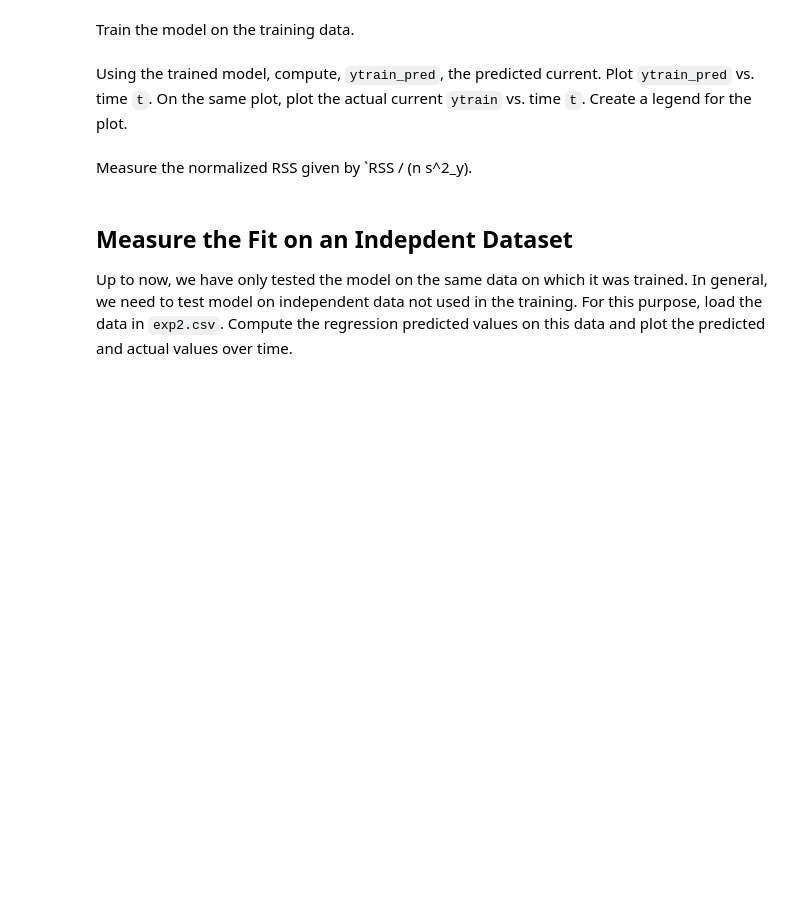
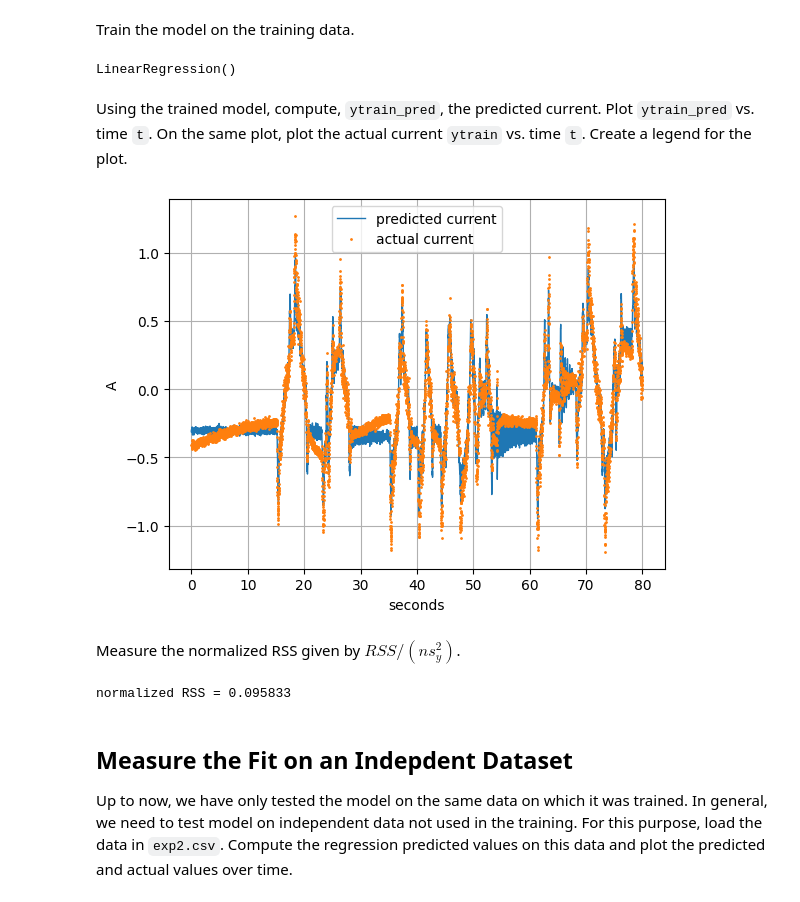
Before and after one commit to MYRONZHWENG/introml, a Jupyter notebook: unit03_mult_lin_reg/lab_robot_calib_partial.ipynb, the cells around one changed output. Drawn from its saved outputs; the diff is of its cells as text; code cells hidden in the pictures; blank space fills up the shorter version.

```diff
--- a/unit03_mult_lin_reg/lab_robot_calib_partial.ipynb
+++ b/unit03_mult_lin_reg/lab_robot_calib_partial.ipynb
@@ -72,0 +97,7 @@ Use all the samples from the experiment 1 dataset to create the training data:
+# %%
+# TODO
+# ytrain = ...
+# Xtrain = ...
+
+ytrain = np.array(df['I2'])
+Xtrain = np.array(df[['q2','dq2','eps21', 'eps22', 'eps31', 'eps32','ddq2']])
@@ -79,9 +114,13 @@ from sklearn import linear_model
 # Create linear regression object
 # TODO
 # regr = ...
+regr = linear_model.LinearRegression()
 # %% [markdown]
 Train the model on the training data.
 # %%
 # TODO
+regr.fit(Xtrain, ytrain)
+# %% [output]
+LinearRegression()
 # %% [markdown]
 Using the trained model, compute, `ytrain_pred`, the predicted current.  Plot `ytrain_pred` vs. time `t`.  On the same plot, plot the actual current `ytrain` vs. time `t`.  Create a legend for the plot.
@@ -92,2 +127,17 @@ Using the trained model, compute, `ytrain_pred`, the predicted current.  Plot `y
+# %%
+# TODO
+# ytrain_pred = ...
+# plt.plot(...)
+
+ytrain_pred = regr.predict(Xtrain)
+
+plt.plot(t, ytrain_pred, '-', linewidth=1)
+plt.plot(t, ytrain, 'o', markersize=1)
+plt.xlabel('seconds')
+plt.ylabel('A')
+plt.legend(['predicted current', 'actual current'])
+plt.grid()
+# %% [output]
+[figure, added]
 # %% [markdown]
-Measure the normalized RSS given by `RSS / (n s^2_y).
+Measure the normalized RSS given by $RSS / (n s^2_y)$.
@@ -97,3 +149,7 @@ Measure the normalized RSS given by `RSS / (n s^2_y).
+# %%
+print("normalized RSS = {0:f}".format(RSS_train))
+# %% [output]
+normalized RSS = 0.095833
 # %% [markdown]
 ## Measure the Fit on an Indepdent Dataset
 
```
Also changed, not shown: parts of 18 cells of this notebook, 5 other files.
